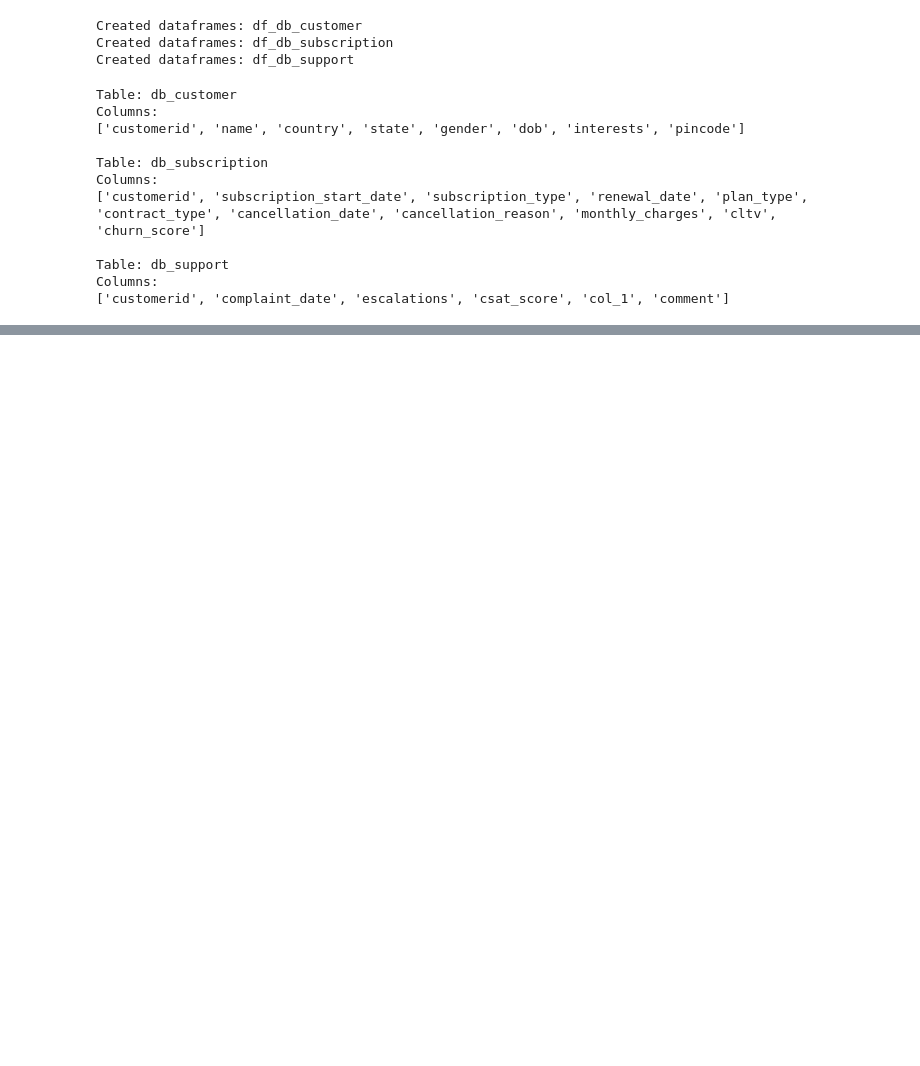
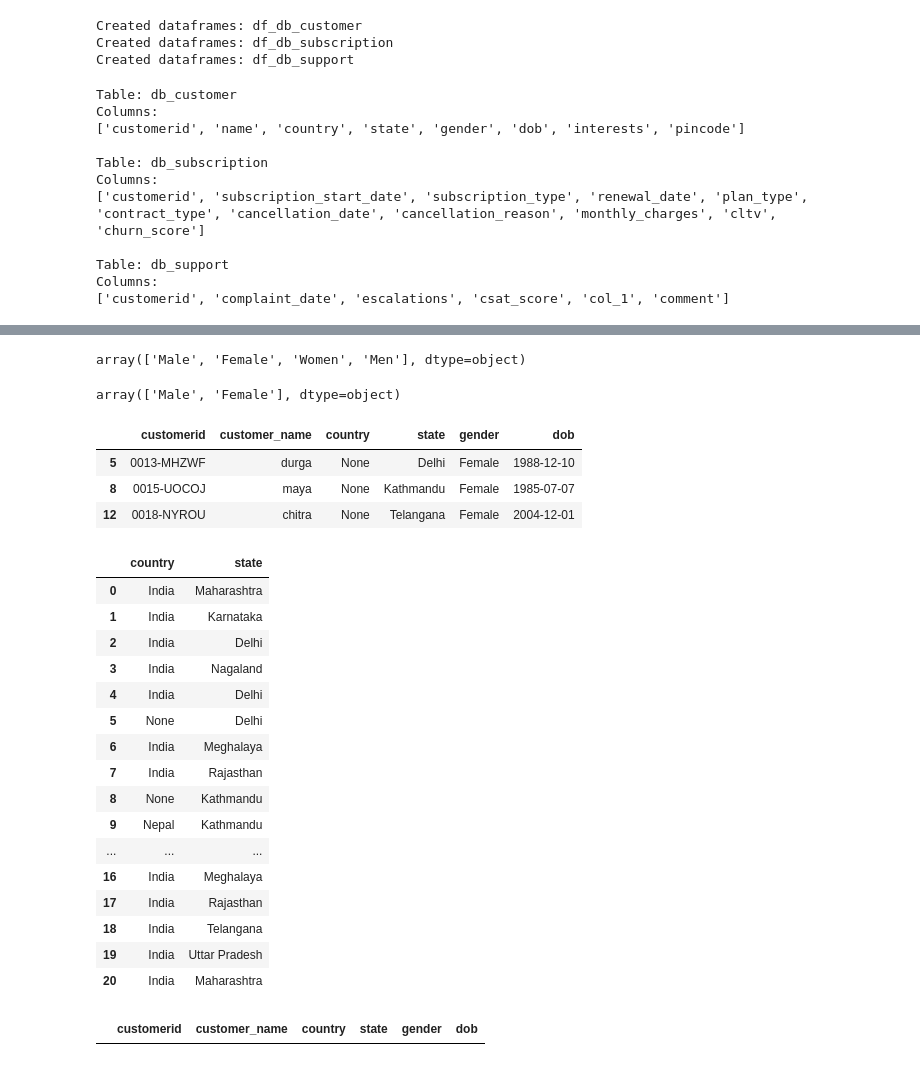
Before and after one commit to shikhar11x/Churn_Analysis, a Jupyter notebook: churn_analysis.ipynb, the cells around one changed output, grey strips where cells are left out. Drawn from its saved outputs; the diff is of its cells as text; code cells hidden in the pictures; blank space fills up the shorter version.

```diff
--- a/churn_analysis.ipynb
+++ b/churn_analysis.ipynb
@@ -60,0 +122,6 @@ Columns:
+# %%
+# Drop tables
+
+# df_db_customer.drop(df_db_customer.columns[-2:],axis=1)
+
+df_db_customer.drop(columns=['interests','pincode'],inplace=True)
@@ -60,0 +144,43 @@ Columns:
+# %%
+# change data type of DOB
+
+df_db_customer['dob']=pd.to_datetime(df_db_customer['dob'])
+# %%
+# Data Standardization of gender
+df_db_customer['gender'].unique()
+# %% [output]
+array(['Male', 'Female', 'Women', 'Men'], dtype=object)
+# %%
+df_db_customer['gender']=df_db_customer['gender'].replace({'Men':'Male','Women':'Female'})
+# %%
+df_db_customer['gender'].unique()
+# %% [output]
+array(['Male', 'Female'], dtype=object)
+# %%
+# fix missing value
+df_db_customer[df_db_customer['country'].isna()]
+# %% [output]
+|  | customerid | customer_name | country | state | gender | dob |
+| 5 | 0013-MHZWF | durga | None | Delhi | Female | 1988-12-10 |
+| 8 | 0015-UOCOJ | maya | None | Kathmandu | Female | 1985-07-07 |
+| 12 | 0018-NYROU | chitra | None | Telangana | Female | 2004-12-01 |
+# %%
+df_db_customer[['country','state']]
+# %% [output]
+|  | country | state |
+| 0 | India | Maharashtra |
+| 1 | India | Karnataka |
+| 2 | India | Delhi |
+| 3 | India | Nagaland |
+| 4 | India | Delhi |
+| 5 | None | Delhi |
+| 6 | India | Meghalaya |
+| 7 | India | Rajasthan |
+| 8 | None | Kathmandu |
+| 9 | Nepal | Kathmandu |
+| ... | ... | ... |
+| 16 | India | Meghalaya |
+| 17 | India | Rajasthan |
+| 18 | India | Telangana |
+| 19 | India | Uttar Pradesh |
+| 20 | India | Maharashtra |
@@ -60,0 +191,4 @@ Columns:
+# %%
+df_db_customer[df_db_customer['country'].isna()]
+# %% [output]
+|  | customerid | customer_name | country | state | gender | dob |
```
Also changed, not shown: parts of 22 cells of this notebook.
